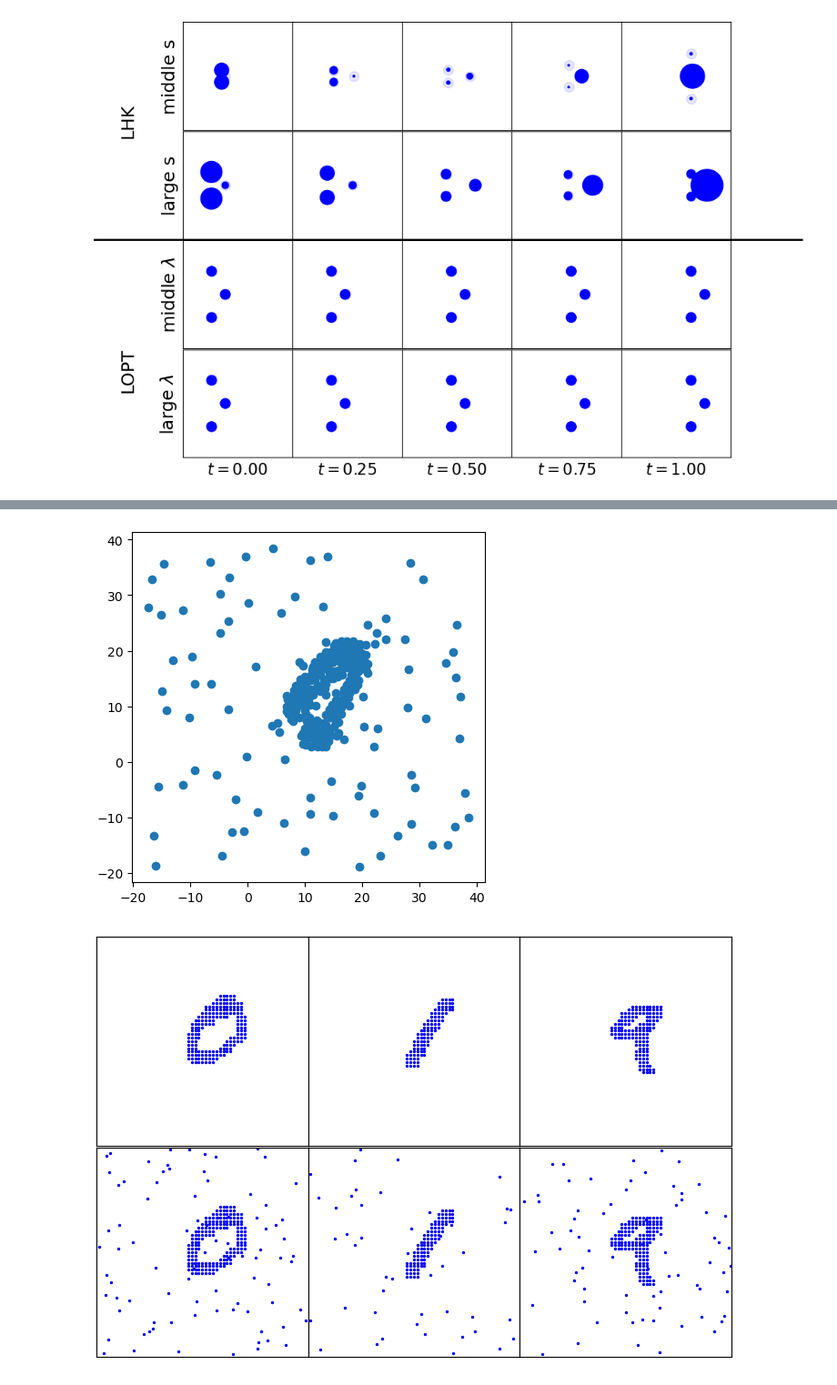
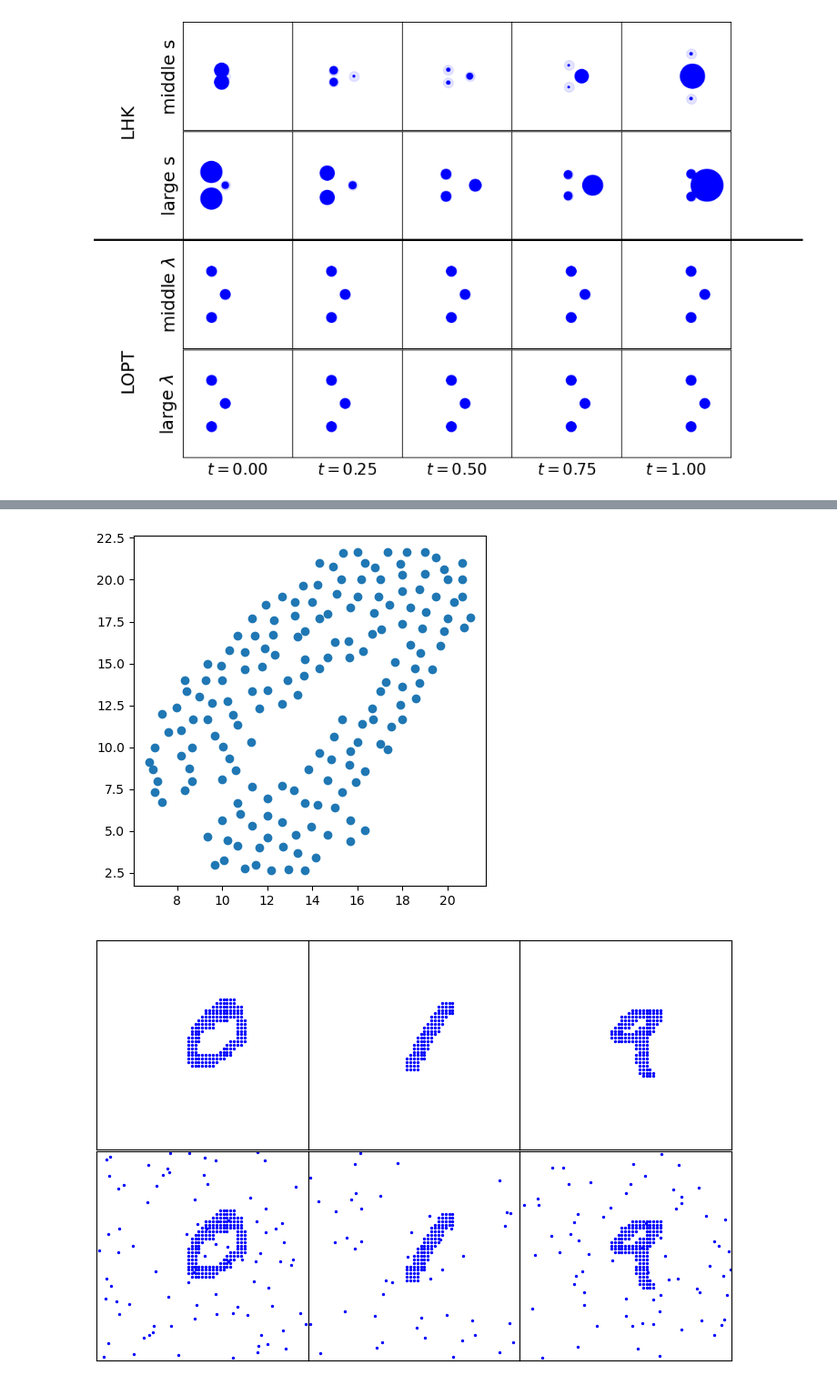
Before and after one commit to yikun-baio/LinearOPT, a Jupyter notebook: HK_interporlation.ipynb, the cells around one changed output, grey strips where cells are left out. Shown: that part at 91% size. Saved outputs shown, nothing was run; the diff lists cells and outputs as text; code cells hidden in the pictures.

```diff
--- a/HK_interporlation.ipynb
+++ b/HK_interporlation.ipynb
@@ -489,22 +485,11 @@ pi_list[2].sum()
 # %%
 MNIST_data=torch.load('experiment/data/MNIST/geodesic1.pt')
-X_list,p_list=MNIST_data['data_0.5']
+data_list=MNIST_data['0']
 
-
-X1=X_list[0] #digit 0
-X2=X_list[1] # digit 1
-X3=X_list[2] # digit 9
-p1=p_list[0]
-p2=p_list[1]
-p3=p_list[2]
-mu1=np.concatenate((mu1_0,p1[N1_0:]))
-mu2=np.concatenate((mu2_0,p2[N2_0:]))
-mu3=np.concatenate((mu3_0,p3[N3_0:]))
-
-
-fig,ax=plt.subplots(1,1,figsize=(5,5))
-plt.scatter(X0[:,0],X0[:,1])
-#plt.scatter(X1[:,0],X1[:,1])
-#plt.scatter(X2[:,0],X2[:,1])
-#plt.scatter(X3[:,0],X3[:,1])
-plt.show()
+N_list=np.zeros(3,dtype=np.int64)
+for (i,data) in enumerate(data_list):
+    Xi_list.append(data[:,0:2])
+    pi_list.append(data[:,3])
+    N_list[i]=data[:,0:2].shape[0]
+N0=N_list.max()
+p0=np.ones(N0)/N0
@@ -513,33 +496,34 @@ plt.show()
 # %%
 MNIST_data=torch.load('experiment/data/MNIST/geodesic1.pt')
-data_list=MNIST_data['0.5']
-
+data_list=MNIST_data['0']
 
 
 Xi_list=list()
 pi_list=list()
 weights=np.ones(3)/3
 N_list=np.zeros(3,dtype=np.int64)
 for (i,data) in enumerate(data_list):
     Xi_list.append(data[:,0:2])
     pi_list.append(data[:,3])
     N_list[i]=data[:,0:2].shape[0]
 N0=N_list.max()
-p0=np.ones(N0)/N0*1.5
+p0=np.ones(N0)/N0
+
 X0_init=data_list[0][:,0:2]
 X1=Xi_list[0]
 p1=pi_list[0]
 #lot_embedding(X0, X1, p0, p1)
-X0=lot_barycenter(Xi_list,pi_list,X0_init,p0,weights,numItermax=10000,stopThr=1e-7)
+Lambda=50.0
+X0=lopt_barycenter(Xi_list,pi_list,X0_init,p0,weights,Lambda,numItermax=2000000,stopThr=1e-7)
 
 fig,ax=plt.subplots(1,1,figsize=(5,5))
 plt.scatter(X0[:,0],X0[:,1])
 #plt.scatter(X1[:,0],X1[:,1])
 #plt.scatter(X2[:,0],X2[:,1])
 #plt.scatter(X3[:,0],X3[:,1])
 plt.show()
 # %% [output]
-[figure, old version]
+[figure, new version]
 # %%
 fig,ax=plt.subplots(2,3,figsize=(3*3,2*3))
 for (i,per) in enumerate([0,0.5]):
```
Also changed, not shown: parts of 4 cells of this notebook, 7 other files.
